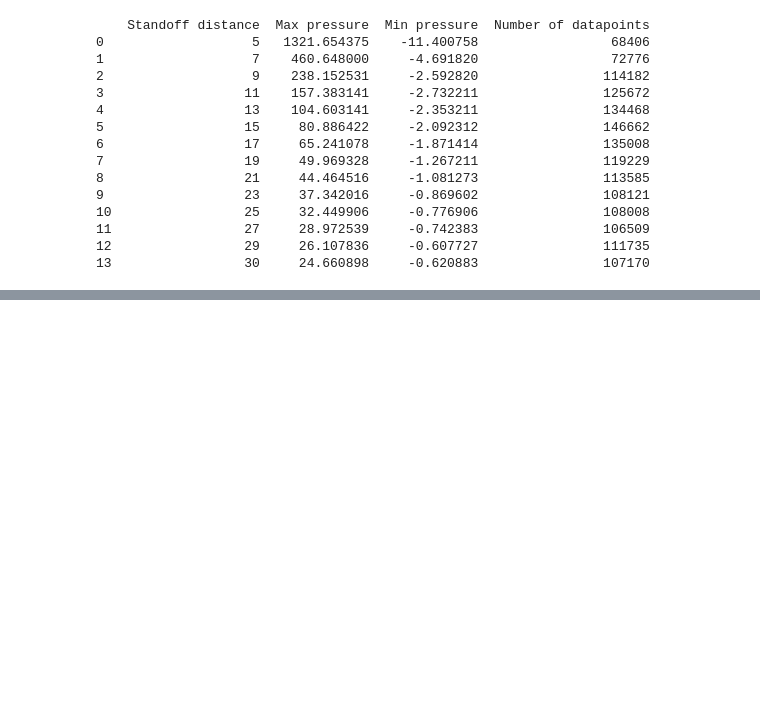
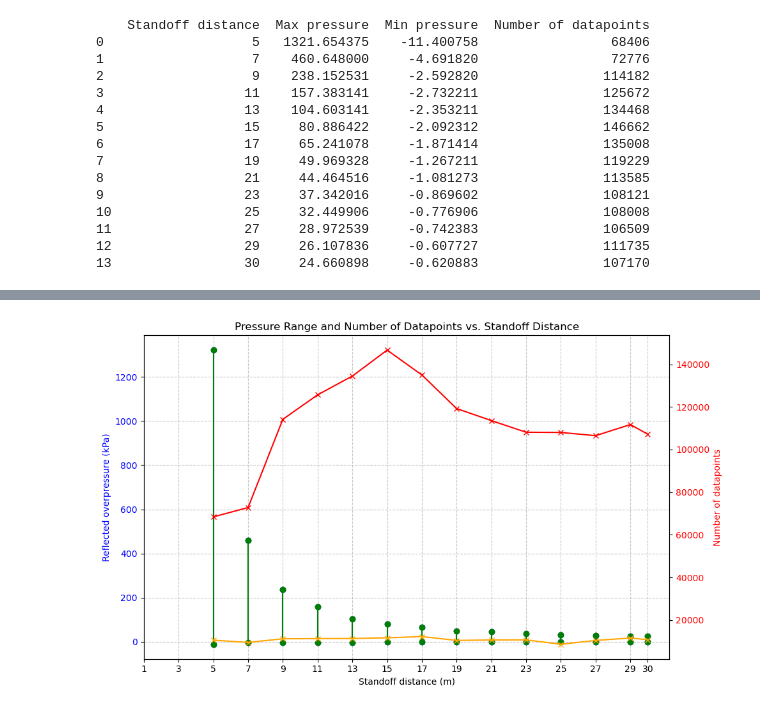
Before and after one commit to ChamodiWidanage/Pressure_history_2, a Jupyter notebook: RP_dataset_info.ipynb, the cells around one changed output, grey strips where cells are left out. Drawn from its saved outputs; the diff is of its cells as text; code cells hidden in the pictures; blank space fills up the shorter version.

```diff
--- a/RP_dataset_info.ipynb
+++ b/RP_dataset_info.ipynb
@@ -19,3 +15,11 @@ current_dir = Path.cwd()
+# %%
+#Access input folder
+input_dir1a = Path ("G:/Chamodi/LSDYNA3D/RP_TH_models/RP_section_datasets_reduced")
+#print ("INPUT 1",input_dir1)
+
+#Access folders inside input folder
+input_dir2a =  [folder1a for folder1a in input_dir1a.iterdir() if folder1a.is_dir()]
+#print ("INPUT 2",input_dir2)
 # %% [markdown]
 ## Open RP_all_all excel file
 # %%
@@ -90,30 +157,37 @@ fig, ax1 = plt.subplots(figsize=(10, 6))
 # Plot max and min pressure values with standoff distance
 for _, row in results_df.iterrows():
     ax1.plot([row['Standoff distance'], row['Standoff distance']],
              [row['Min pressure'], row['Max pressure']], color='blue', marker='o')
 
+for _, row in results_df_a.iterrows():
+    ax1.plot([row['Standoff distance'], row['Standoff distance']],
+             [row['Min pressure'], row['Max pressure']], color='green', marker='o')
+
 # Label the primary y-axis (for pressure values)
 ax1.set_xlabel('Standoff distance (m)')
 ax1.set_ylabel('Reflected overpressure (kPa)', color='blue')
 ax1.tick_params(axis='y', labelcolor='blue')
 ax1.set_xticks([1, 3, 5, 7, 9, 11, 13, 15, 17, 19, 21, 23, 25, 27, 29, 30])
 
 # Create a secondary y-axis for the number of data points
 ax2 = ax1.twinx()
 ax2.plot(results_df['Standoff distance'], results_df['Number of datapoints'], color='red', marker='x')
+ax2.plot(results_df_a['Standoff distance'], results_df_a['Number of datapoints'], color='orange', marker='x')
 ax2.set_ylabel('Number of datapoints', color='red')
 ax2.tick_params(axis='y', labelcolor='red')
 ax2.set_xticks([1, 3, 5, 7, 9, 11, 13, 15, 17, 19, 21, 23, 25, 27, 29, 30])
 
 # Add grid lines
 ax1.grid(True, linestyle='--', alpha=0.7)
 
 # Title and layout adjustments
 plt.title('Pressure Range and Number of Datapoints vs. Standoff Distance')
 fig.tight_layout()
 
 # Save the plot as an image
 plt.savefig('results_plot.png', dpi=300)
 
 # Show the plot
 #plt.show()
+# %% [output]
+[figure, added]
```
Also changed, not shown: parts of 6 cells of this notebook, 24 other files.
